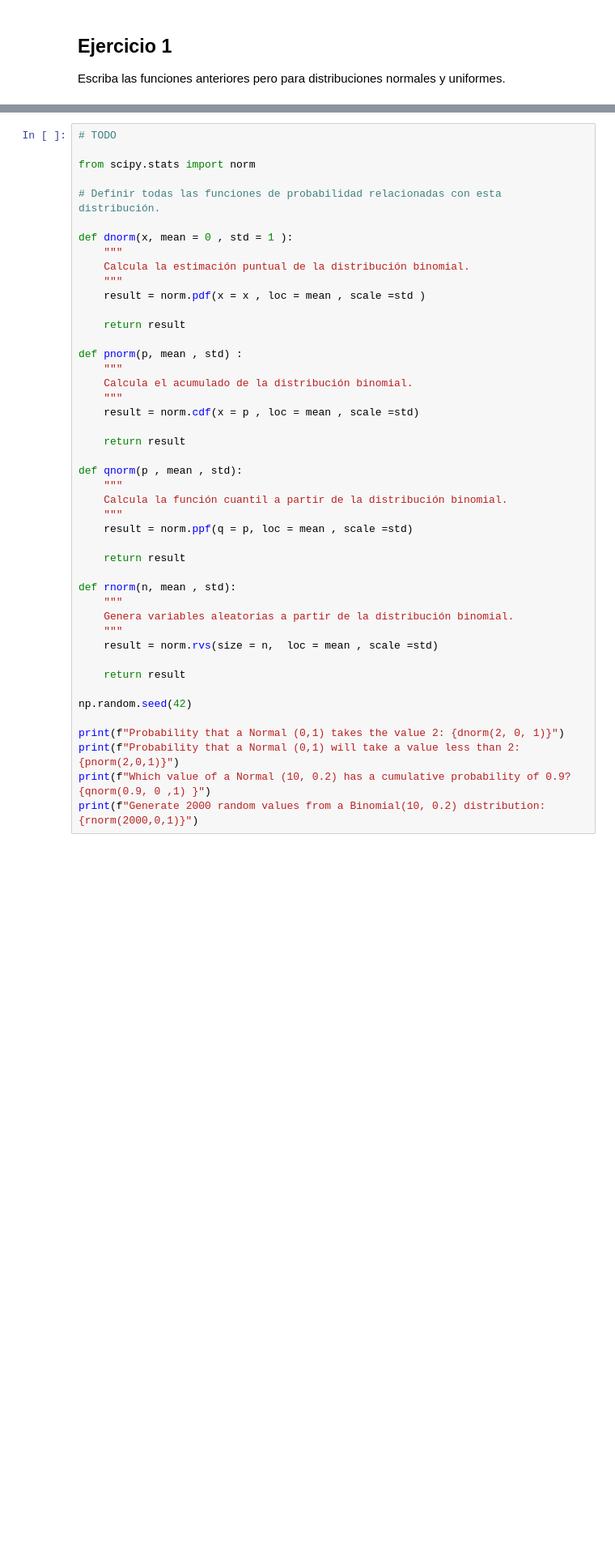
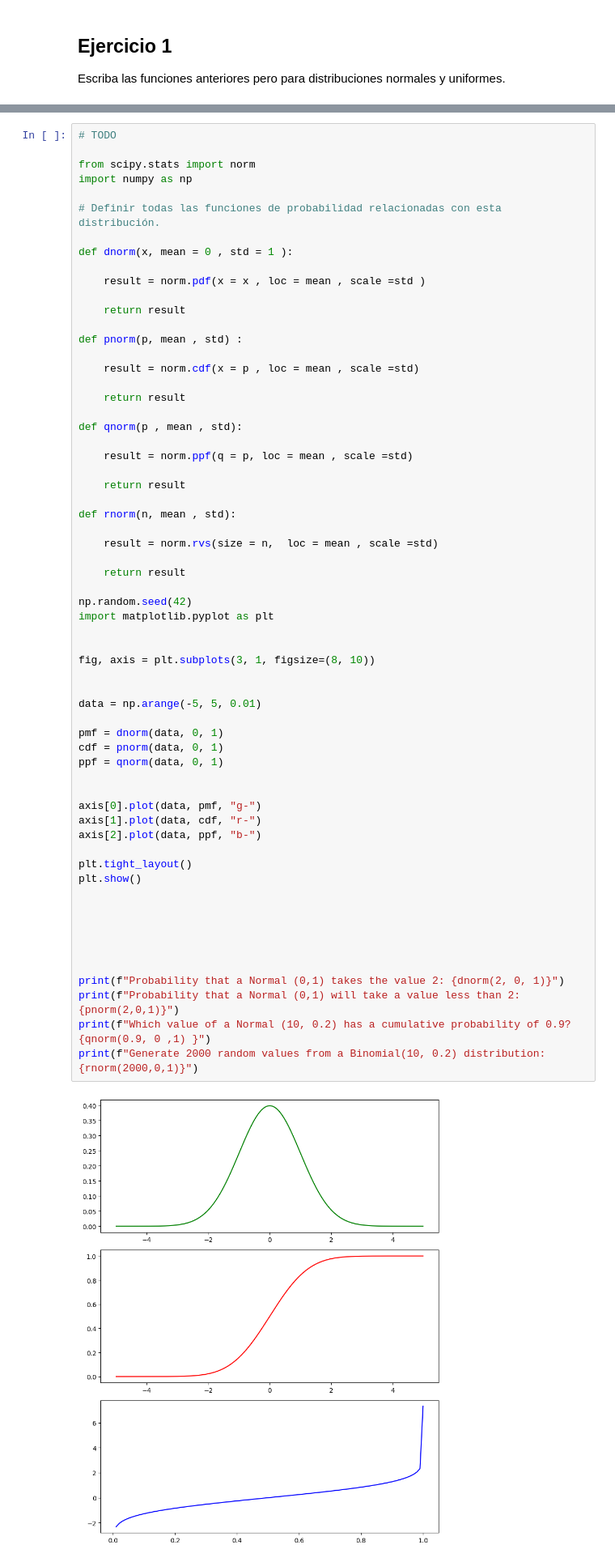
Before and after one commit to Alezuloaga/probability-distribution-exercises-project-with-python, a Jupyter notebook: notebook/problems.es.ipynb, the cells around one changed output, grey strips where cells are left out. Shown: that part at 81% size. Saved outputs shown, nothing was run; the diff lists cells and outputs as text; blank space fills up the shorter version.

```diff
--- a/notebook/problems.es.ipynb
+++ b/notebook/problems.es.ipynb
@@ -89,48 +90,66 @@ Escriba las funciones anteriores pero para distribuciones normales y uniformes.
 # TODO
 
 from scipy.stats import norm
+import numpy as np
 
 # Definir todas las funciones de probabilidad relacionadas con esta distribución.
 
 def dnorm(x, mean = 0 , std = 1 ):
-    """
-    Calcula la estimación puntual de la distribución binomial.
-    """
+
     result = norm.pdf(x = x , loc = mean , scale =std )
 
     return result
 
 def pnorm(p, mean , std) :
-    """
-    Calcula el acumulado de la distribución binomial.
-    """
+
     result = norm.cdf(x = p , loc = mean , scale =std)
 
     return result
 
 def qnorm(p , mean , std):
-    """
-    Calcula la función cuantil a partir de la distribución binomial.
-    """
+
     result = norm.ppf(q = p, loc = mean , scale =std)
 
     return result
 
 def rnorm(n, mean , std):
-    """
-    Genera variables aleatorias a partir de la distribución binomial.
-    """
+
     result = norm.rvs(size = n,  loc = mean , scale =std)
 
     return result
 
 np.random.seed(42)
+import matplotlib.pyplot as plt
+
+
+fig, axis = plt.subplots(3, 1, figsize=(8, 10))
+
+
+data = np.arange(-5, 5, 0.01)
+
+pmf = dnorm(data, 0, 1)
+cdf = pnorm(data, 0, 1)
+ppf = qnorm(data, 0, 1)
+
+
+axis[0].plot(data, pmf, "g-")
+axis[1].plot(data, cdf, "r-")
+axis[2].plot(data, ppf, "b-")
+
+plt.tight_layout()
+plt.show()
+
+
+
+
+
 
 print(f"Probability that a Normal (0,1) takes the value 2: {dnorm(2, 0, 1)}")
 print(f"Probability that a Normal (0,1) will take a value less than 2: {pnorm(2,0,1)}")
 print(f"Which value of a Normal (10, 0.2) has a cumulative probability of 0.9? {qnorm(0.9, 0 ,1) }")
 print(f"Generate 2000 random values from a Binomial(10, 0.2) distribution: {rnorm(2000,0,1)}")
 # %% [output]
+[figure, added]
 Probability that a Normal (0,1) takes the value 2: 0.05399096651318806
 Probability that a Normal (0,1) will take a value less than 2: 0.9772498680518208
 Which value of a Normal (10, 0.2) has a cumulative probability of 0.9? 1.2815515655446004
```
Also changed, not shown: parts of 4 cells of this notebook.
